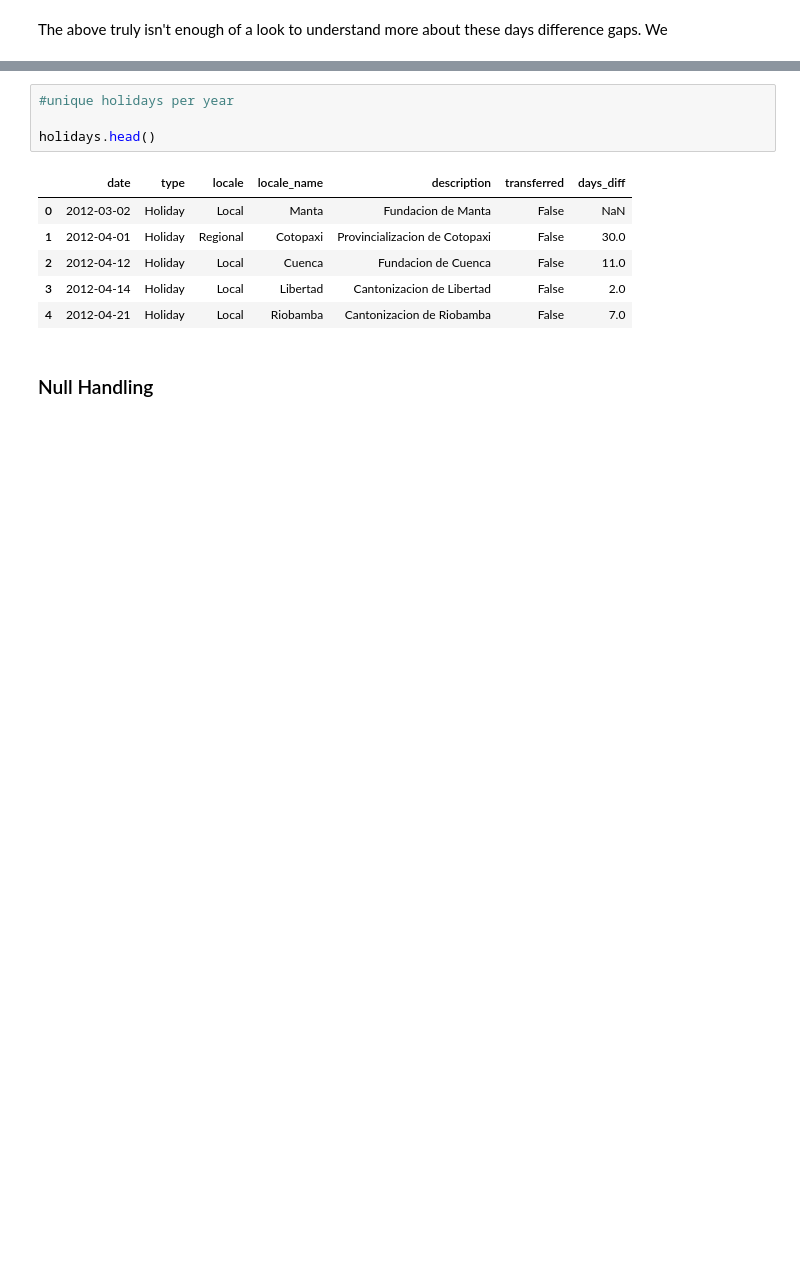
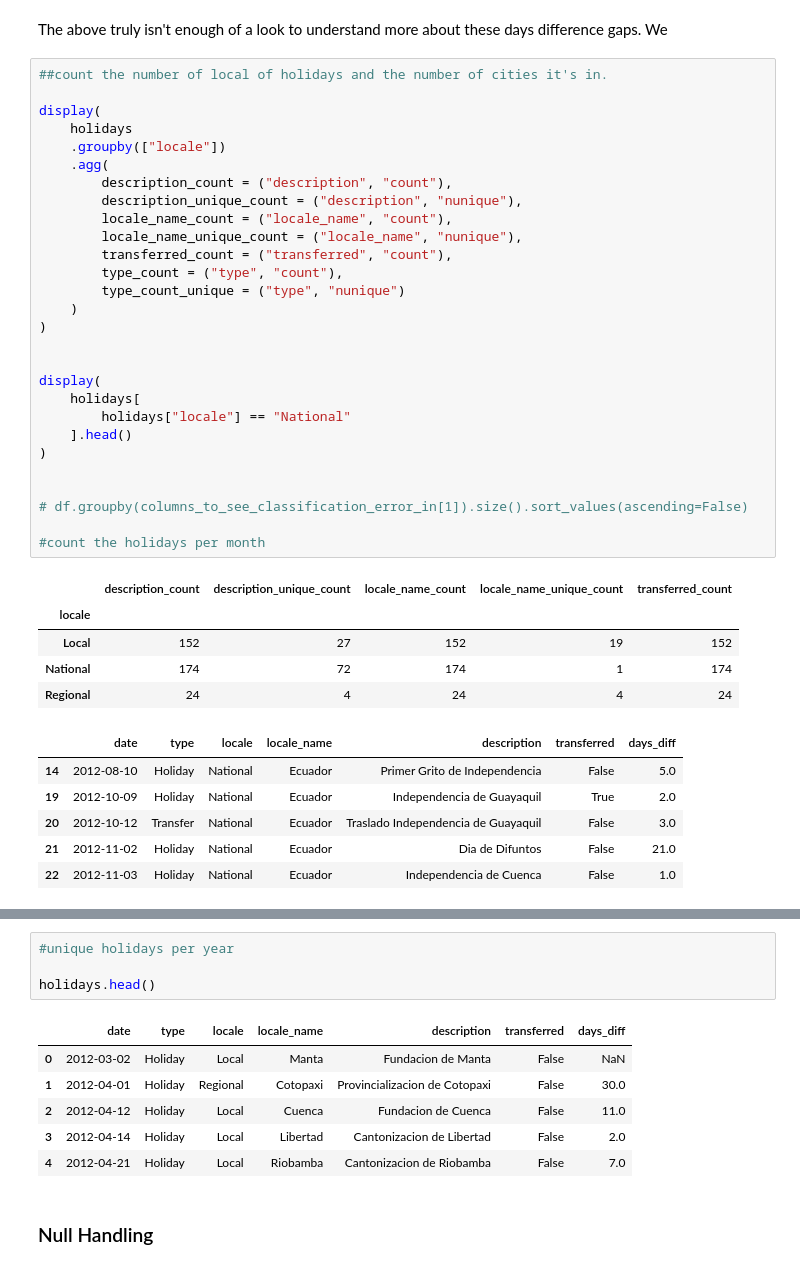
Before and after one commit to chriskuz/store_sales_time_series_forecasting, a Jupyter notebook: src/data_look.ipynb, the cells around one changed output, grey strips where cells are left out. Cells and saved outputs as stored; diff of their text form; blank space fills up the shorter version.

```diff
--- a/src/data_look.ipynb
+++ b/src/data_look.ipynb
@@ -435,2 +443,42 @@ Name: count, dtype: int64
 # %% [markdown]
 The above truly isn't enough of a look to understand more about these days difference gaps. We
+# %%
+##count the number of local of holidays and the number of cities it's in.
+
+display(
+    holidays
+    .groupby(["locale"])
+    .agg(
+        description_count = ("description", "count"),
+        description_unique_count = ("description", "nunique"),
+        locale_name_count = ("locale_name", "count"),
+        locale_name_unique_count = ("locale_name", "nunique"),
+        transferred_count = ("transferred", "count"),
+        type_count = ("type", "count"),
+        type_count_unique = ("type", "nunique")
+    )
+)
+
+
+display(
+    holidays[
+        holidays["locale"] == "National"
+    ].head()
+)
+
+
+# df.groupby(columns_to_see_classification_error_in[1]).size().sort_values(ascending=False)
+
+#count the holidays per month
+# %% [output]
+|  | description_count | description_unique_count | locale_name_count | locale_name_unique_count | transferred_count |
+| locale |  |  |  |  |  |
+| Local | 152 | 27 | 152 | 19 | 152 |
+| National | 174 | 72 | 174 | 1 | 174 |
+| Regional | 24 | 4 | 24 | 4 | 24 |
+|  | date | type | locale | locale_name | description | transferred | days_diff |
+| 14 | 2012-08-10 | Holiday | National | Ecuador | Primer Grito de Independencia | False | 5.0 |
+| 19 | 2012-10-09 | Holiday | National | Ecuador | Independencia de Guayaquil | True | 2.0 |
+| 20 | 2012-10-12 | Transfer | National | Ecuador | Traslado Independencia de Guayaquil | False | 3.0 |
+| 21 | 2012-11-02 | Holiday | National | Ecuador | Dia de Difuntos | False | 21.0 |
+| 22 | 2012-11-03 | Holiday | National | Ecuador | Independencia de Cuenca | False | 1.0 |
```
Also changed, not shown: parts of 5 cells of this notebook.
